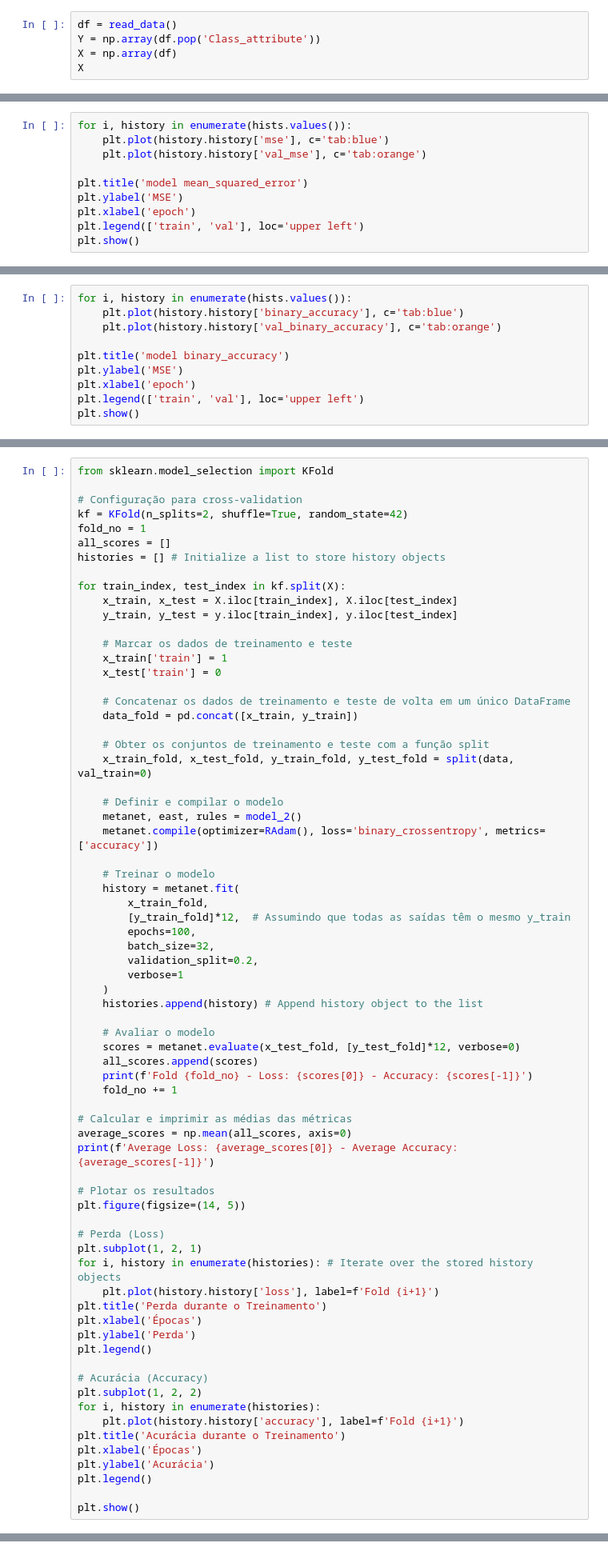
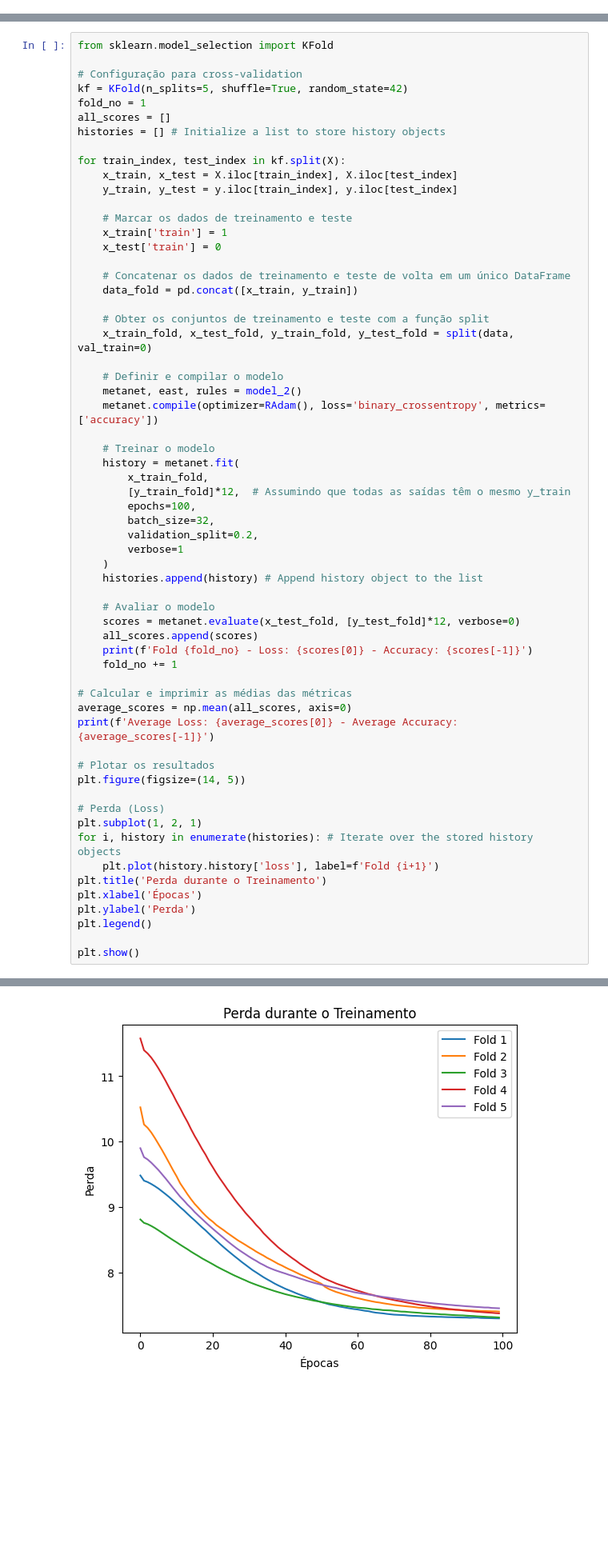
Before and after one commit to lukzink3/final-IA, a Jupyter notebook: Neural_Symbolic_Learner.ipynb, the cells around one changed output, grey strips where cells are left out. Shown at 80% size. Saved outputs shown, nothing was run; the diff lists cells and outputs as text; blank space fills up the shorter version.

```diff
--- a/Neural_Symbolic_Learner.ipynb
+++ b/Neural_Symbolic_Learner.ipynb
@@ -141,5 +135,0 @@ de entrada e uma única saída (denotando leste).
-# %%
-df = read_data()
-Y = np.array(df.pop('Class_attribute'))
-X = np.array(df)
-X
@@ -253,10 +135,0 @@ KeyboardInterrupt:
-# %%
-for i, history in enumerate(hists.values()):
-    plt.plot(history.history['mse'], c='tab:blue')
-    plt.plot(history.history['val_mse'], c='tab:orange')
-
-plt.title('model mean_squared_error')
-plt.ylabel('MSE')
-plt.xlabel('epoch')
-plt.legend(['train', 'val'], loc='upper left')
-plt.show()
@@ -265,10 +135,0 @@ plt.show()
-# %%
-for i, history in enumerate(hists.values()):
-    plt.plot(history.history['binary_accuracy'], c='tab:blue')
-    plt.plot(history.history['val_binary_accuracy'], c='tab:orange')
-
-plt.title('model binary_accuracy')
-plt.ylabel('MSE')
-plt.xlabel('epoch')
-plt.legend(['train', 'val'], loc='upper left')
-plt.show()
@@ -638,7 +480,7 @@ plt.show()
 from sklearn.model_selection import KFold
 
 # Configuração para cross-validation
-kf = KFold(n_splits=2, shuffle=True, random_state=42)
+kf = KFold(n_splits=5, shuffle=True, random_state=42)
 fold_no = 1
 all_scores = []
 histories = [] # Initialize a list to store history objects
@@ -694,15 +536,6 @@ plt.xlabel('Épocas')
 plt.ylabel('Perda')
 plt.legend()
 
-# Acurácia (Accuracy)
-plt.subplot(1, 2, 2)
-for i, history in enumerate(histories):
-    plt.plot(history.history['accuracy'], label=f'Fold {i+1}')
-plt.title('Acurácia durante o Treinamento')
-plt.xlabel('Épocas')
-plt.ylabel('Acurácia')
-plt.legend()
-
 plt.show()
 # %% [output]
 Train on 168 samples, validate on 42 samples
@@ -724,0 +558 @@ Train on 168 samples, validate on 42 samples
+[figure, added]
```
Also changed, not shown: parts of 16 cells of this notebook.
